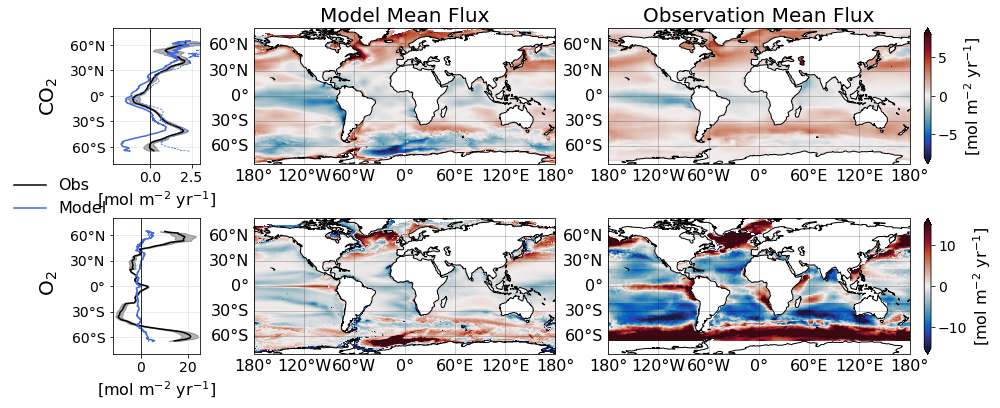
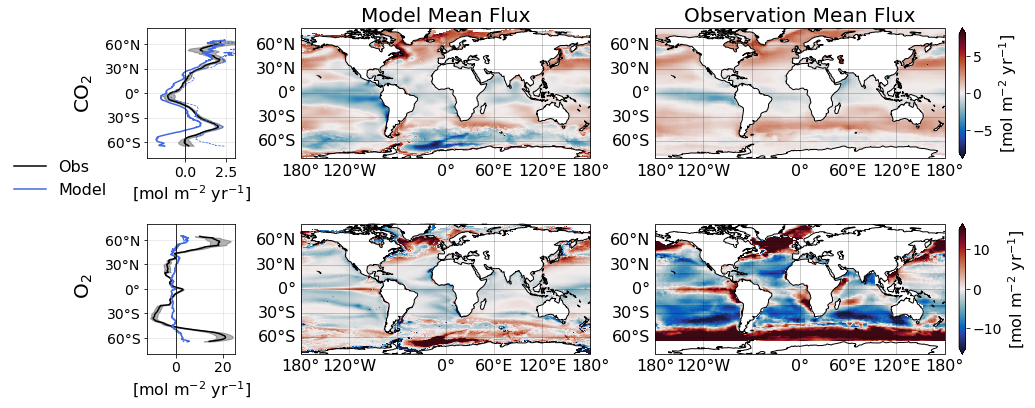
Unified diff of the notebook cell whose output changed from the first chart to the second:
--- before
+++ after
@@ -27,5 +27,5 @@
     width_ratios=[1, 4, 4],   # small left column
     wspace=0.1,
-    hspace=0.4
+    hspace=0.5
 )
 
@@ -194,4 +194,4 @@
 ax3.set_title('')
 ax4.set_title('')
-ax_zm2.legend(loc='upper left', bbox_to_anchor=(-1.3, 1.4), frameon=False);
+ax_zm2.legend(loc='upper left', bbox_to_anchor=(-1.7, 1.6), frameon=False);
 plt.savefig(pathp+'Model_Evaluation_3.png', dpi=300, bbox_inches='tight');

Commit: 22.06.2026